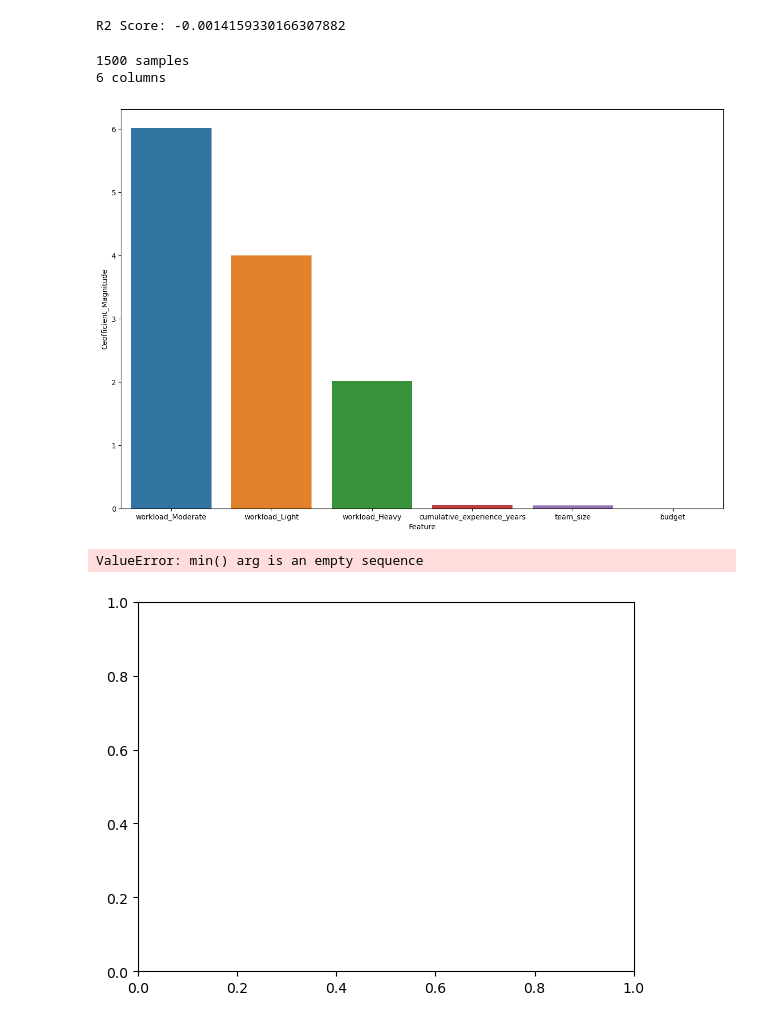
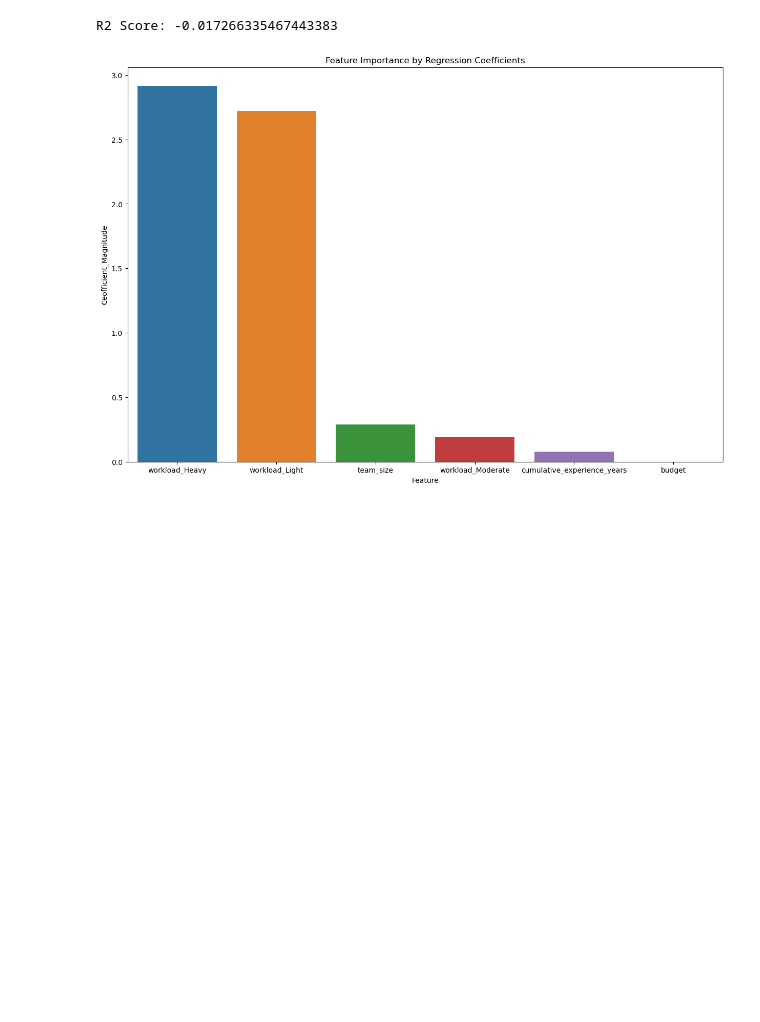
Before and after one commit to Hunterjv101/ProjectManagement_Hackathon, a Jupyter notebook: data/GenerateData_TEST.ipynb, the cells around one changed output. Saved outputs shown, nothing was run; the diff lists cells and outputs as text; code cells hidden in the pictures; blank space fills up the shorter version.

```diff
--- a/data/GenerateData_TEST.ipynb
+++ b/data/GenerateData_TEST.ipynb
@@ -199,28 +205,14 @@ class TaskDataFrame():
 df = ProjectDataFrame()
 
 df.create_project_samples()
+
+model = df.run_and_evaluate_model()
+# %% [output]
+R2 Score: -0.017266335467443383
 # %%
-df.run_and_evaluate_model()
+df.get_feature_importance()
 # %% [output]
-R2 Score: -0.0014159330166307882
+[figure, added]
-# %%
-print(df)
-# %% [output]
-1500 samples
-6 columns
-# %%
-sorted_list = df.get_feature_importance()
-
-test_df = pd.DataFrame(sorted_list, columns=['Feature','Ceofficient_Magnitude'])
-
-
-fig, ax = plt.subplots()
-plot = sns.barplot(test_df,x = 'Feature', y = 'Ceofficient_Magnitude')
-fig.set_size_inches(15,10)
-# %% [output]
-[figure, removed]
-ValueError: min() arg is an empty sequence
-[figure, removed]
 # %%
 print(df.predictors_dummy)
 print(df.model_coeff)
```
Also changed, not shown: parts of 3 cells of this notebook, 4 other files.
